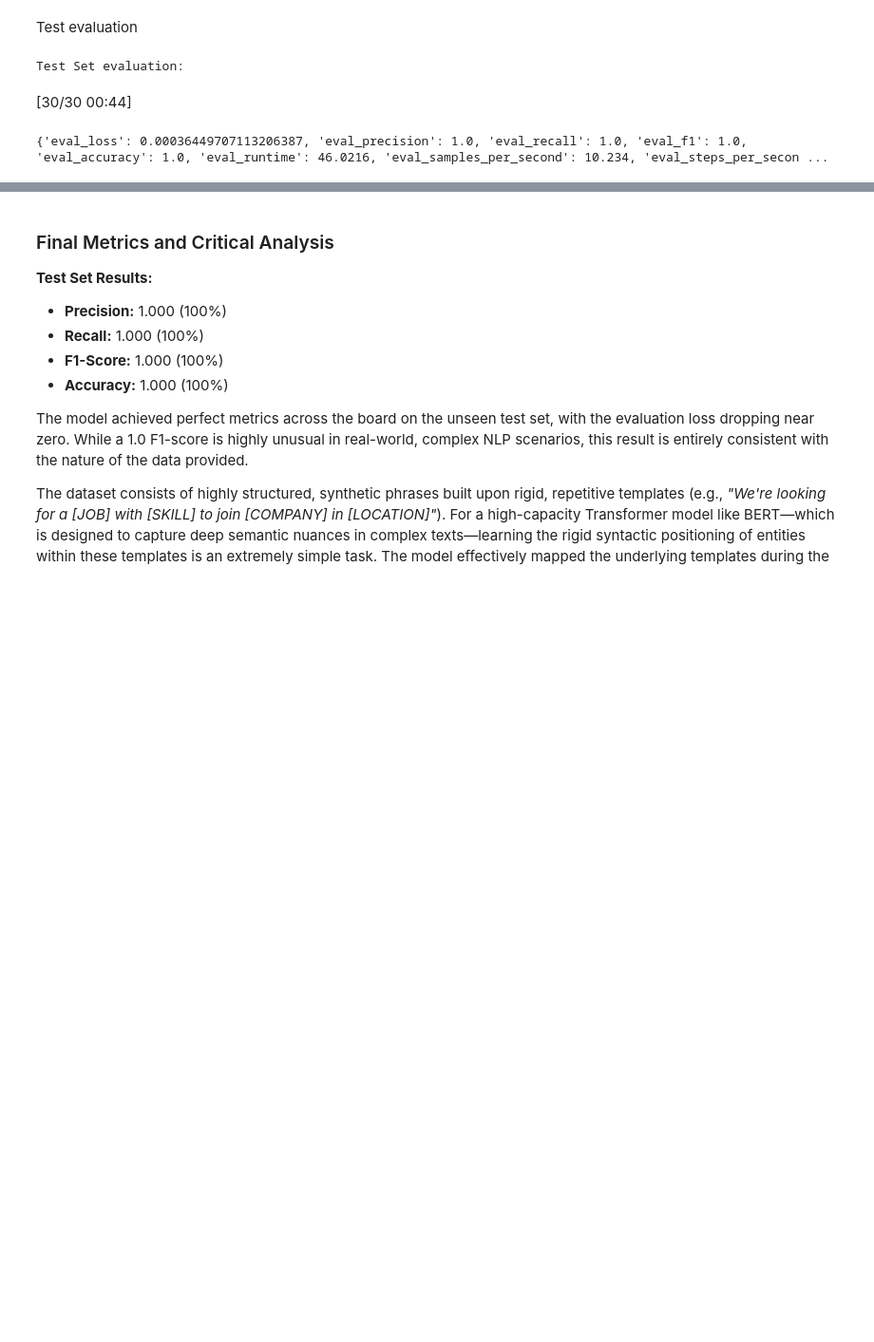
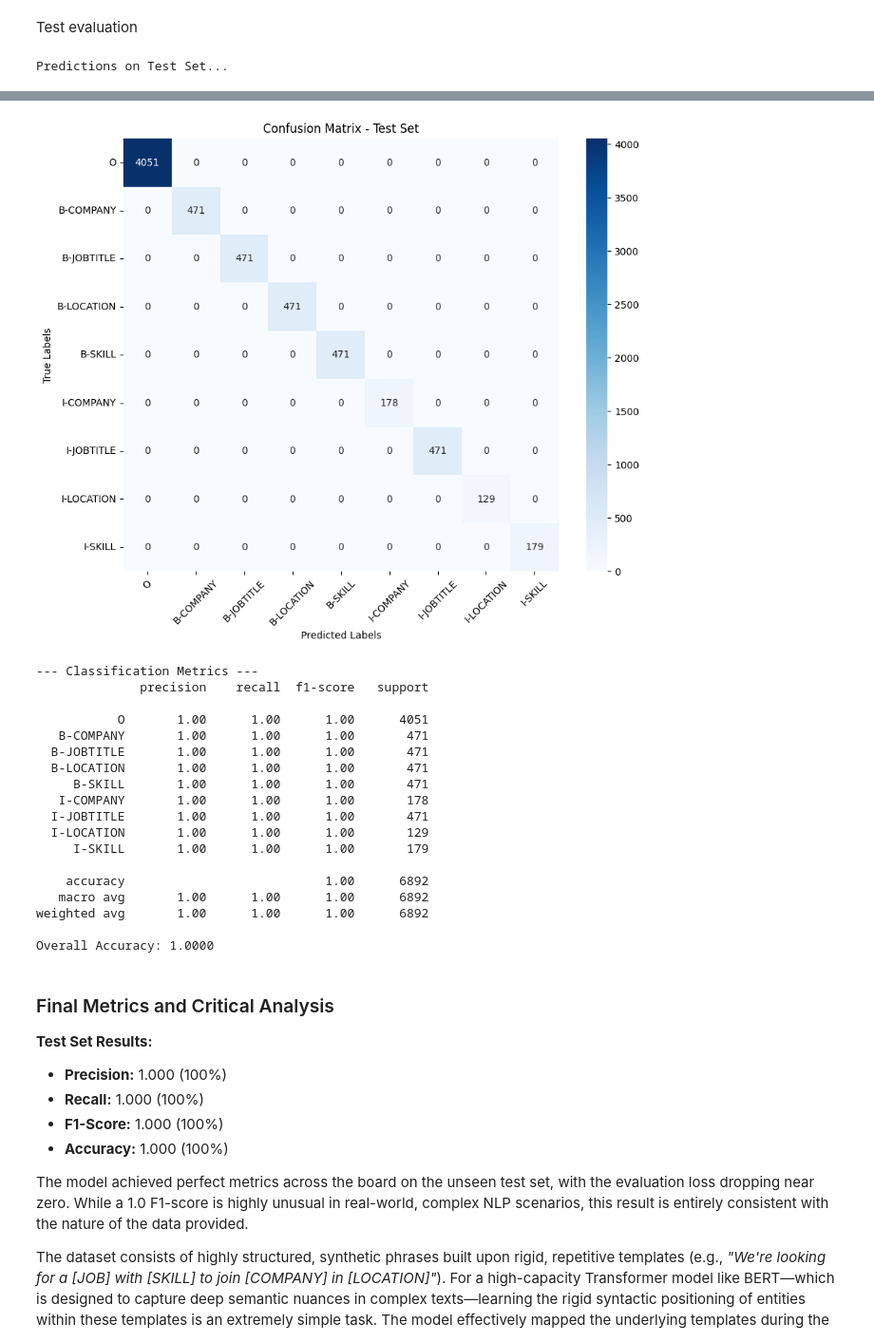
Before and after one commit to grullaandrea-png/Text-Mining, a Jupyter notebook: Transformers_A.ipynb, the cells around one changed output, grey strips where cells are left out. Shown at 95% size. Cells and saved outputs as stored; diff of their text form; code cells hidden in the pictures; blank space fills up the shorter version.

```diff
--- a/Transformers_A.ipynb
+++ b/Transformers_A.ipynb
@@ -223,10 +226,47 @@ TrainOutput(global_step=414, training_loss=0.06187905250049695, metrics={'train_
 # %% [markdown]
 Test evaluation
-# %%
-print("Test Set evaluation:")
-test_results = trainer.evaluate(tokenized_datasets["test"])
-print(test_results)
-# %% [output]
-Test Set evaluation:
-[30/30 00:44]
-{'eval_loss': 0.00036449707113206387, 'eval_precision': 1.0, 'eval_recall': 1.0, 'eval_f1': 1.0, 'eval_accuracy': 1.0, 'eval_runtime': 46.0216, 'eval_samples_per_second': 10.234, 'eval_steps_per_secon ...
+# %%
+import numpy as np
+import matplotlib.pyplot as plt
+import seaborn as sns
+from sklearn.metrics import confusion_matrix, classification_report, accuracy_score
+
+print("Predictions on Test Set...")
+predictions_output = trainer.predict(tokenized_datasets["test"])
+predictions = np.argmax(predictions_output.predictions, axis=2)
+labels = predictions_output.label_ids
+
+true_labels_flat = []
+pred_labels_flat = []
+
+for pred_seq, label_seq in zip(predictions, labels):
+    for pred, label in zip(pred_seq, label_seq):
+        if label != -100:
+            true_labels_flat.append(label_list[label])
+            pred_labels_flat.append(label_list[pred])
+
+cm = confusion_matrix(true_labels_flat, pred_labels_flat, labels=label_list)
+
+plt.figure(figsize=(10, 8))
+sns.heatmap(cm, annot=True, fmt='d', cmap='Blues',
+            xticklabels=label_list, yticklabels=label_list)
+plt.title('Confusion Matrix - Test Set')
+plt.xlabel('Predicted Labels')
+plt.ylabel('True Labels')
+plt.xticks(rotation=45)
+plt.show()
+
+print("\n--- Classification Metrics ---")
+
+report = classification_report(
+    true_labels_flat,
+    pred_labels_flat,
+    target_names=label_list,
+    labels=label_list
+)
+print(report)
+
+overall_accuracy = accuracy_score(true_labels_flat, pred_labels_flat)
+print(f"Overall Accuracy: {overall_accuracy:.4f}")
+# %% [output]
+Predictions on Test Set...
@@ -233,3 +274,22 @@ Test Set evaluation:
+[figure, added]
+--- Classification Metrics ---
+              precision    recall  f1-score   support
+
+           O       1.00      1.00      1.00      4051
+   B-COMPANY       1.00      1.00      1.00       471
+  B-JOBTITLE       1.00      1.00      1.00       471
+  B-LOCATION       1.00      1.00      1.00       471
+     B-SKILL       1.00      1.00      1.00       471
+   I-COMPANY       1.00      1.00      1.00       178
+  I-JOBTITLE       1.00      1.00      1.00       471
+  I-LOCATION       1.00      1.00      1.00       129
+     I-SKILL       1.00      1.00      1.00       179
+
+    accuracy                           1.00      6892
+   macro avg       1.00      1.00      1.00      6892
+weighted avg       1.00      1.00      1.00      6892
+
+Overall Accuracy: 1.0000
 # %% [markdown]
 ### Final Metrics and Critical Analysis
 
```
Also changed, not shown: parts of 9 cells of this notebook.
